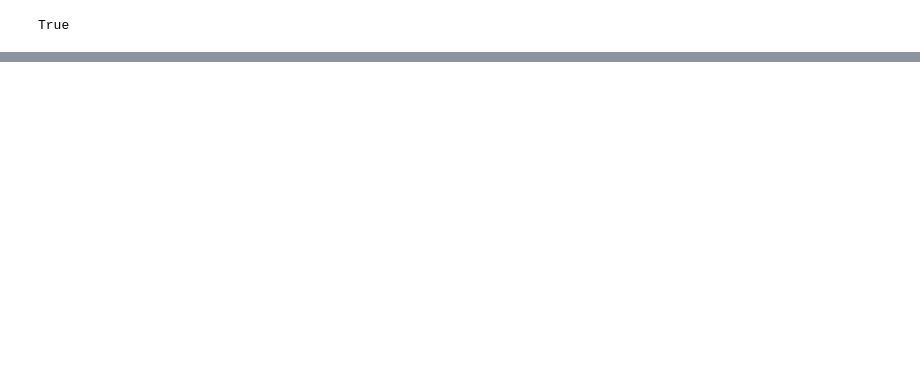
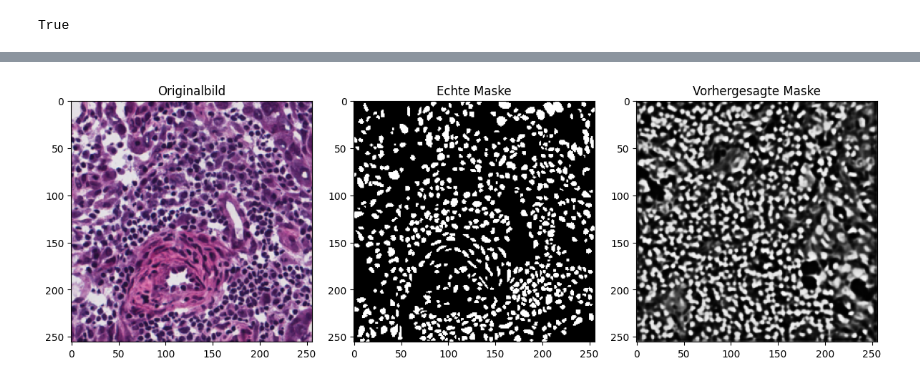
Before and after one commit to safer-lgtm/compstats, a Jupyter notebook: Projekt7.ipynb, the cells around one changed output, grey strips where cells are left out. Cells and saved outputs as stored; diff of their text form; code cells hidden in the pictures; blank space fills up the shorter version.

Commit message:
using unet architecture

```diff
--- a/Projekt7.ipynb
+++ b/Projekt7.ipynb
@@ -82,0 +96,4 @@ True
+# %%
+# Kombination
+all_train_images = np.concatenate((train_images, additional_images_rgb), axis=0)
+all_train_masks = np.concatenate((train_masks, additional_masks), axis=0)
@@ -82,0 +192,10 @@ True
+# %%
+# Trainiere das Modell
+from tensorflow.keras.callbacks import EarlyStopping
+
+early_stopping = EarlyStopping(monitor='val_loss', patience=5, restore_best_weights=True)
+
+history = model.fit(all_train_images, all_train_masks, epochs=15, batch_size=16, validation_split=0.1,  callbacks=[early_stopping])
+
+# Speichern des trainierten Modells
+model.save('unet_model.h5')
@@ -82,0 +238,5 @@ True
+# %%
+if len(test_masks.shape) == 3:
+    test_masks = np.expand_dims(test_masks, axis=-1)
+
+print(test_masks.shape)
@@ -82,0 +256,3 @@ True
+# %%
+# Vorhersage für ein Testbild
+pred_mask = model.predict(test_images[1:2])
@@ -82,0 +261,23 @@ True
+# %%
+# Visualisierung
+plt.figure(figsize=(12, 4))
+
+# Originalbild
+plt.subplot(1, 3, 1)
+plt.imshow(test_images[0])
+plt.title("Originalbild")
+
+# Echte Maske
+plt.subplot(1, 3, 2)
+plt.imshow(test_masks[0], cmap='gray')
+plt.title("Echte Maske")
+
+# Vorhergesagte Maske
+plt.subplot(1, 3, 3)
+plt.imshow(pred_mask[0], cmap='gray')
+plt.title("Vorhergesagte Maske")
+
+plt.tight_layout()
+plt.show()
+# %% [output]
+[figure, added]
```
Also changed, not shown: parts of 17 cells of this notebook.
